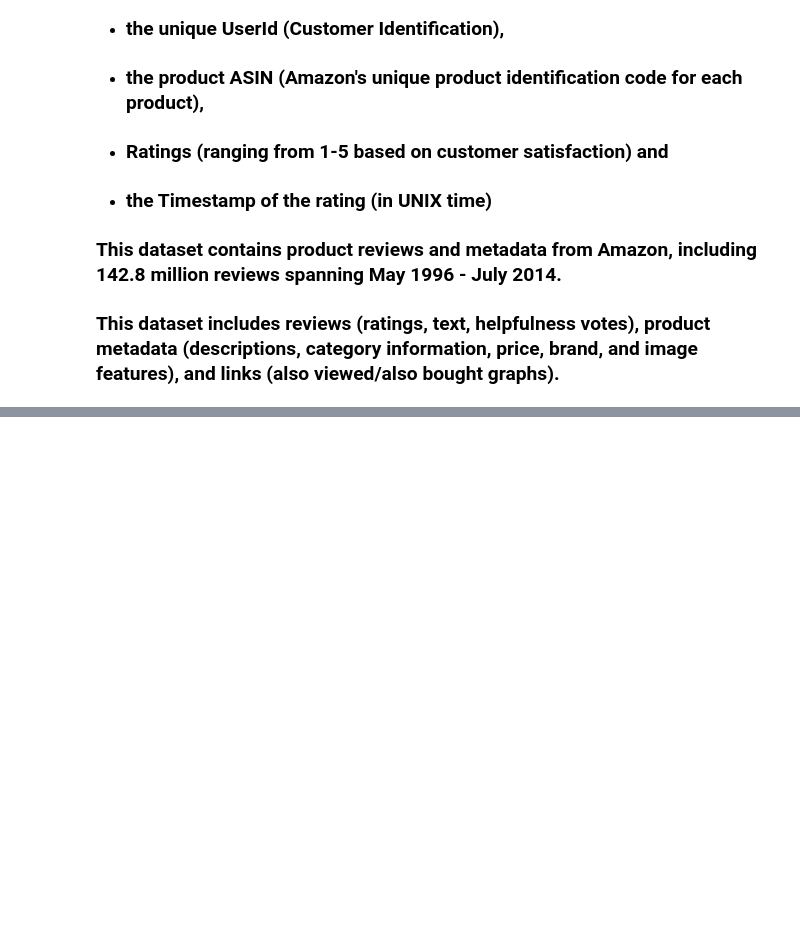
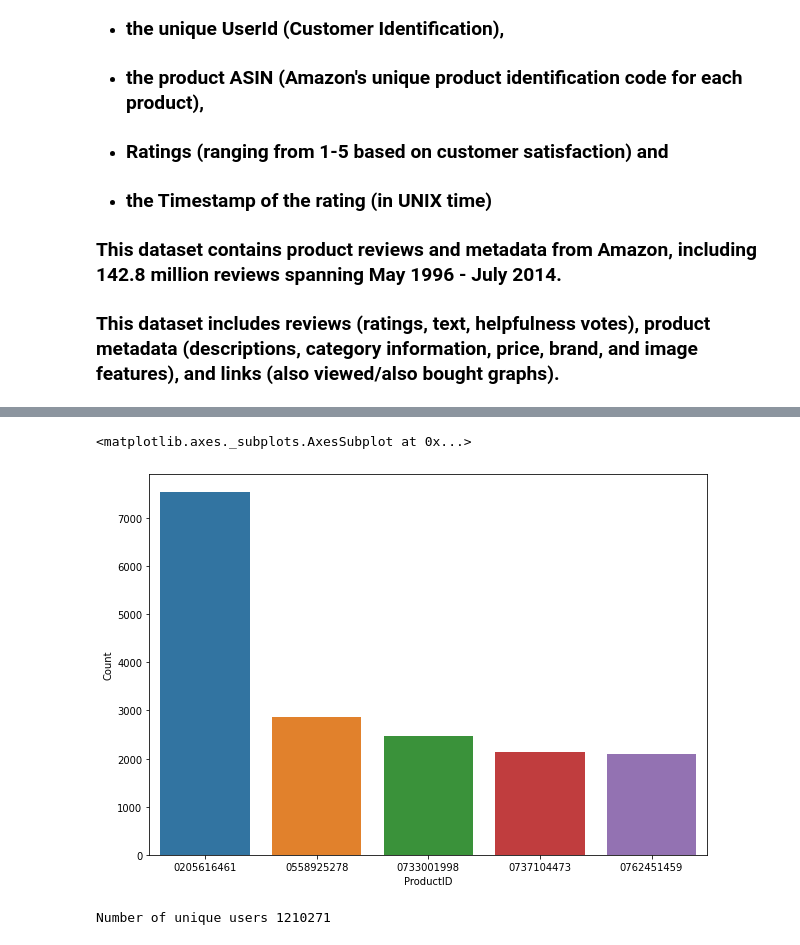
Before and after one commit to SajalSinha/ProductRecommendationEngine, a Jupyter notebook: Product_Recommendation_Engine_Capstone_Project.ipynb, the cells around one changed output, grey strips where cells are left out. Cells and saved outputs as stored; diff of their text form; code cells hidden in the pictures; blank space fills up the shorter version.

```diff
--- a/Product_Recommendation_Engine_Capstone_Project.ipynb
+++ b/Product_Recommendation_Engine_Capstone_Project.ipynb
@@ -24,0 +99,5 @@
+# %%
+a = list(df['ProductId'].value_counts())
+b = list(df['ProductId'].unique())
+top_20_products = pd.DataFrame(list(zip(b[0:21],a[0:21])),columns =['ProductID', 'Count'])
+top_20_products
@@ -24,0 +122,8 @@
+# %%
+#Barplot of top 5 products wrt number of times purchased.
+
+plt.figure(figsize=(10,7))
+sns.barplot(x=top_20_products['ProductID'].head(5),y=top_20_products['Count'].head(5))
+# %% [output]
+<matplotlib.axes._subplots.AxesSubplot at 0x...>
+[figure, added]
@@ -24,0 +135,4 @@
+# %%
+print('Number of unique users', len(df['UserId'].unique()))
+# %% [output]
+Number of unique users 1210271
```
Also changed, not shown: parts of 63 cells of this notebook.
